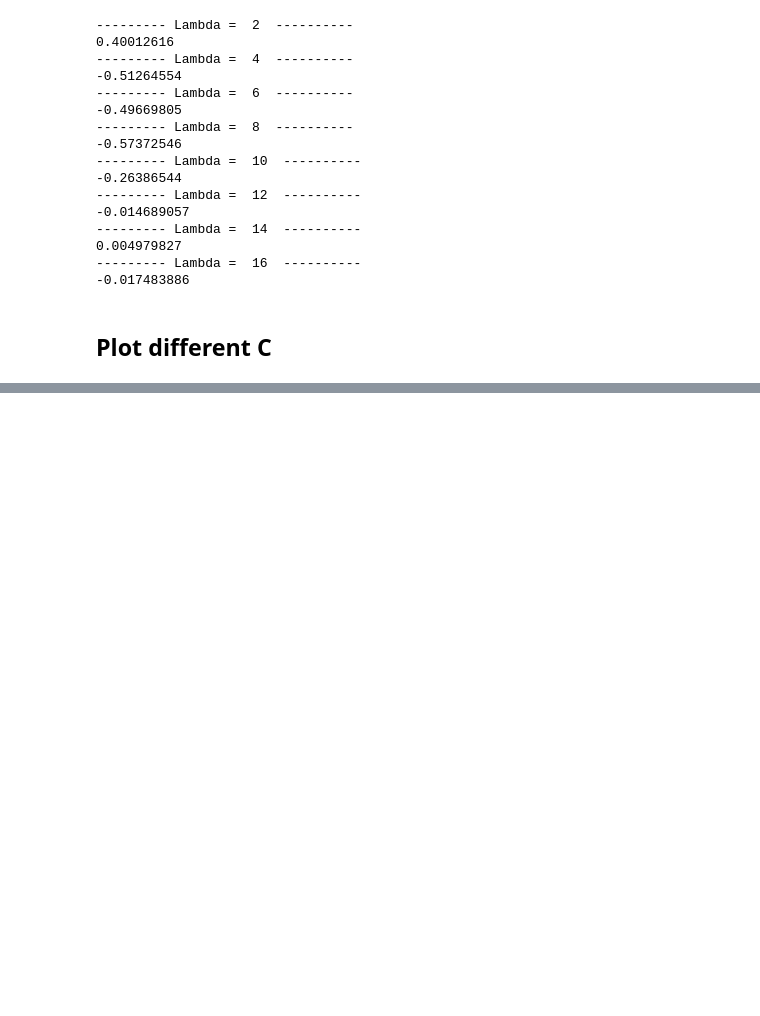
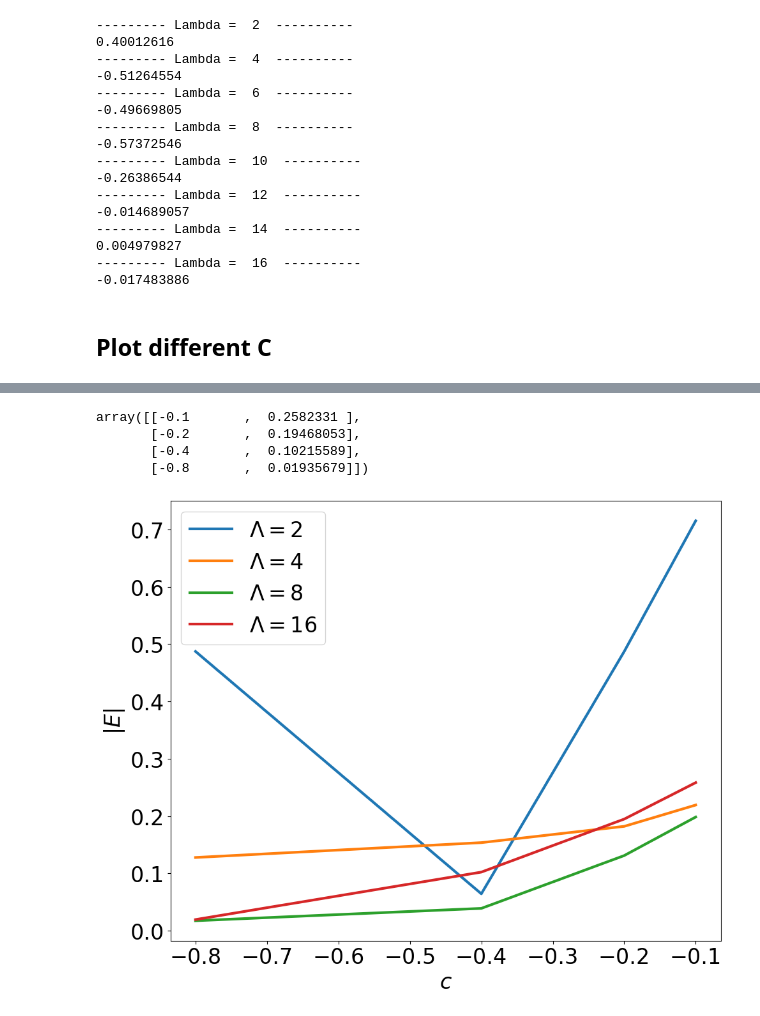
Before and after one commit to chrisculver/WessZumino, a Jupyter notebook: 2Site/VQE_quad.ipynb, the cells around one changed output, grey strips where cells are left out. Cells and saved outputs as stored; diff of their text form; code cells hidden in the pictures; blank space fills up the shorter version.

```diff
--- a/2Site/VQE_quad.ipynb
+++ b/2Site/VQE_quad.ipynb
@@ -568,3 +573,31 @@ plt.savefig('Plots/WZ_2site_quad_allc_classical.pdf',bbox_inches='tight')
 # %%
 # try plotting this E vs C for a few lambda S
 # think about c->-infty limit
+# %%
+lambdas={2:0,4:1,8:3,16:7}
+
+ensVSc={}
+for l,idx in lambdas.items():
+    ensVSc[l]=[]
+    ensVSc[l].append([-0.1,e0raw0p1[idx]])
+    ensVSc[l].append([-0.2,e0raw0p2[idx]])
+    ensVSc[l].append([-0.4,e0raw0p4[idx]])
+    ensVSc[l].append([-0.8,e0raw0p8[idx]])
+    ensVSc[l]=np.array(ensVSc[l])
+# %%
+ensVSc[16]
+# %% [output]
+array([[-0.1       ,  0.2582331 ],
+       [-0.2       ,  0.19468053],
+       [-0.4       ,  0.10215589],
+       [-0.8       ,  0.01935679]])
+# %%
+for l in ensVSc:
+    plt.plot(ensVSc[l][:,0],np.abs(ensVSc[l][:,1]), label='$\\Lambda={}$'.format(l))
+plt.legend(loc='upper left')
+plt.xlabel('$c$')
+plt.ylabel('$|E|$')
+
+plt.savefig('Plots/WZ_2site_quad_allc_classical_funcC.pdf',bbox_inches='tight')
+# %% [output]
+[figure, added]
```
Also changed, not shown: parts of 3 cells of this notebook, 7 other files.
